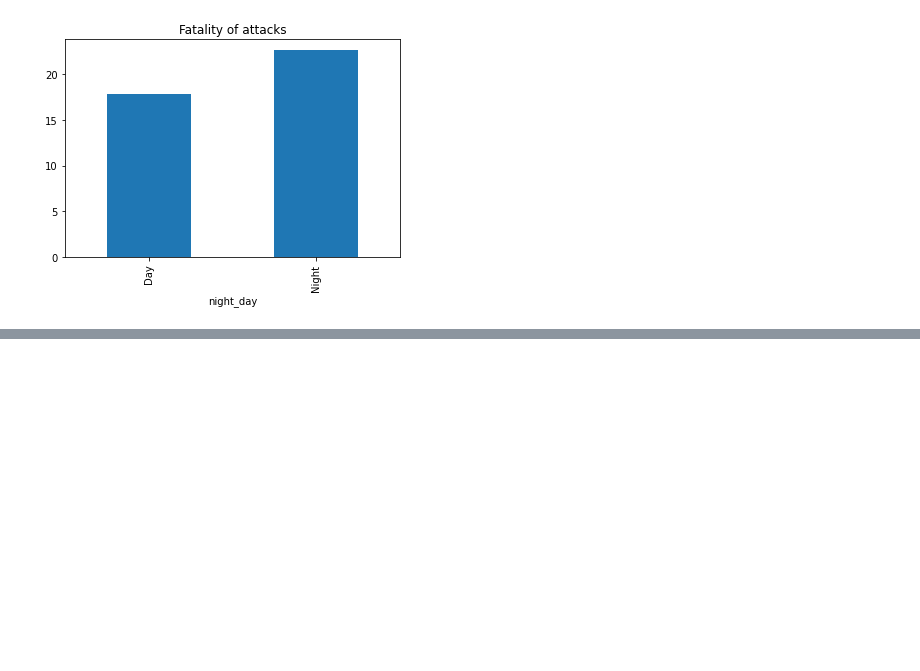
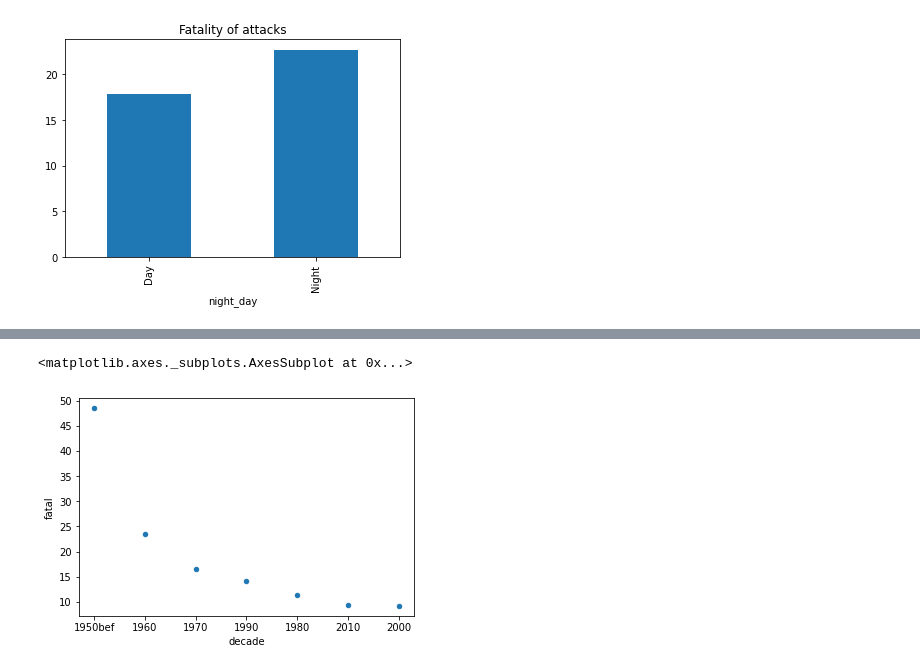
Before and after one commit to DavidCarricondo/data-cleaning-pandas, a Jupyter notebook: Analysis.ipynb, the cells around one changed output, grey strips where cells are left out. Saved outputs shown, nothing was run; the diff lists cells and outputs as text; code cells hidden in the pictures; blank space fills up the shorter version.

```diff
--- a/Analysis.ipynb
+++ b/Analysis.ipynb
@@ -97,0 +94,5 @@ d.plot.bar()
+# %%
+data[['decade','fatal']].groupby(['decade']).agg(fatality).sort_values(by='fatal', ascending = False).reset_index().plot.scatter('decade', 'fatal')
+# %% [output]
+<matplotlib.axes._subplots.AxesSubplot at 0x...>
+[figure, added]
```
Also changed, not shown: parts of 6 cells of this notebook, 2 other files.
